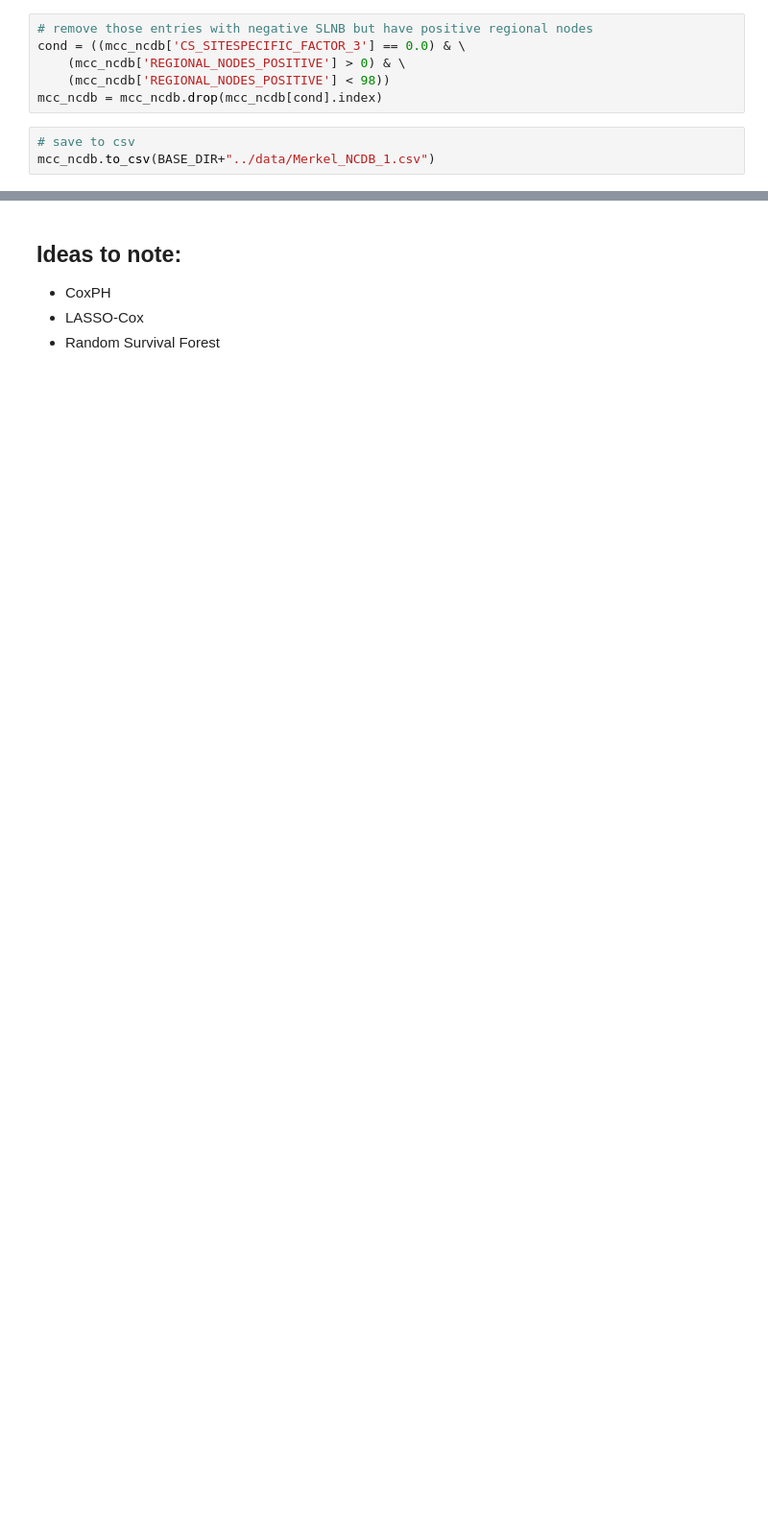
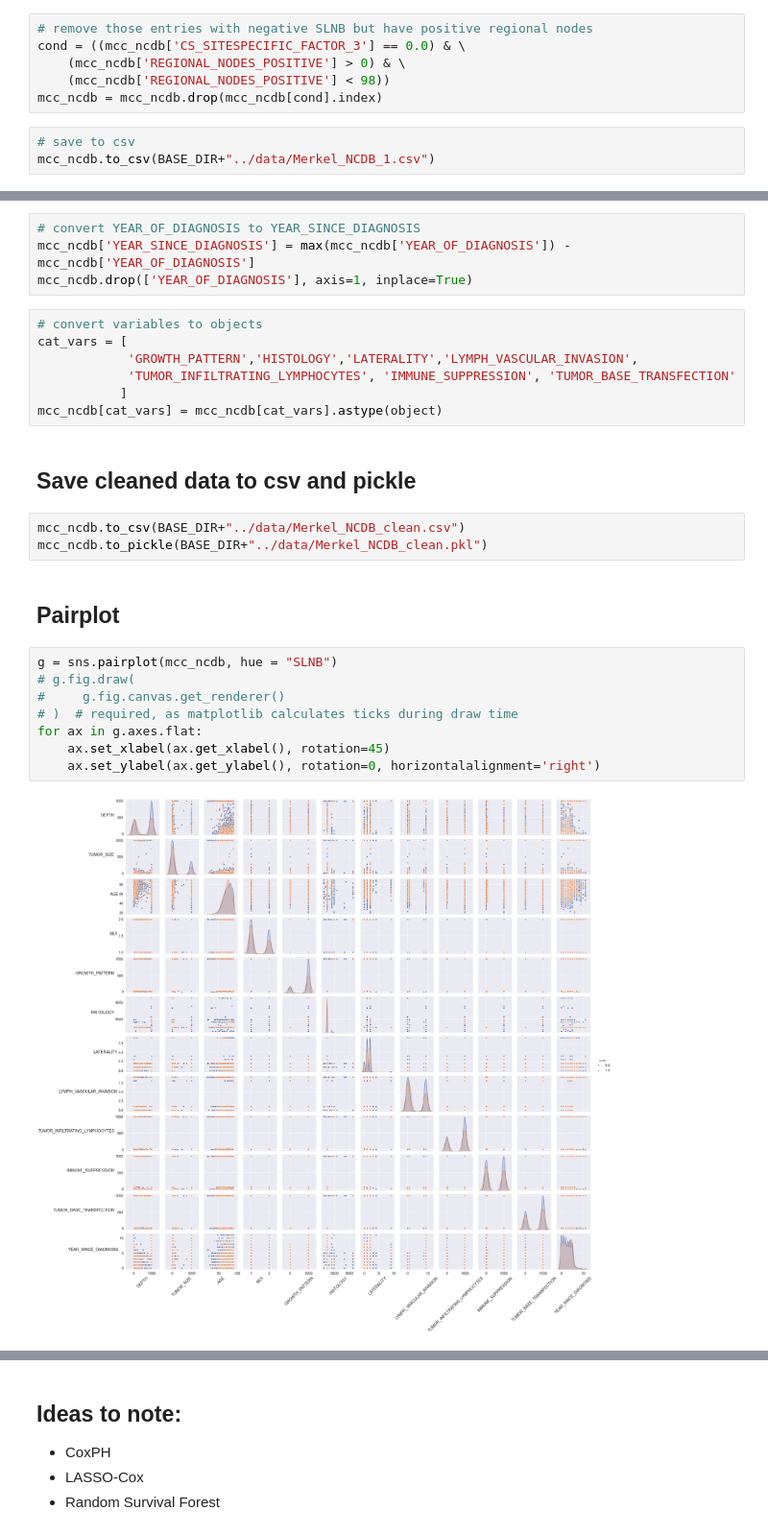
Before and after one commit to jerryji1993/MetMCC-SCAN, a Jupyter notebook: scripts/EDA.ipynb, the cells around one changed output, grey strips where cells are left out. Shown at 96% size. Saved outputs shown, nothing was run; the diff lists cells and outputs as text; blank space fills up the shorter version.

```diff
--- a/scripts/EDA.ipynb
+++ b/scripts/EDA.ipynb
@@ -463,0 +601,28 @@ X_train, X_test, y_train, y_test = train_test_split(X, y, test_size = 0.1, rando
+# %%
+# convert YEAR_OF_DIAGNOSIS to YEAR_SINCE_DIAGNOSIS
+mcc_ncdb['YEAR_SINCE_DIAGNOSIS'] = max(mcc_ncdb['YEAR_OF_DIAGNOSIS']) - mcc_ncdb['YEAR_OF_DIAGNOSIS']
+mcc_ncdb.drop(['YEAR_OF_DIAGNOSIS'], axis=1, inplace=True)
+# %%
+# convert variables to objects
+cat_vars = [
+            'GROWTH_PATTERN','HISTOLOGY','LATERALITY','LYMPH_VASCULAR_INVASION',
+            'TUMOR_INFILTRATING_LYMPHOCYTES', 'IMMUNE_SUPPRESSION', 'TUMOR_BASE_TRANSFECTION'
+           ]
+mcc_ncdb[cat_vars] = mcc_ncdb[cat_vars].astype(object)
+# %% [markdown]
+## Save cleaned data to csv and pickle
+# %%
+mcc_ncdb.to_csv(BASE_DIR+"../data/Merkel_NCDB_clean.csv")
+mcc_ncdb.to_pickle(BASE_DIR+"../data/Merkel_NCDB_clean.pkl")
+# %% [markdown]
+## Pairplot
+# %%
+g = sns.pairplot(mcc_ncdb, hue = "SLNB")
+# g.fig.draw(
+#     g.fig.canvas.get_renderer()
+# )  # required, as matplotlib calculates ticks during draw time
+for ax in g.axes.flat:
+    ax.set_xlabel(ax.get_xlabel(), rotation=45)
+    ax.set_ylabel(ax.get_ylabel(), rotation=0, horizontalalignment='right')
+# %% [output]
+[figure, added]
```
Also changed, not shown: parts of 37 cells of this notebook, 2 other files.
